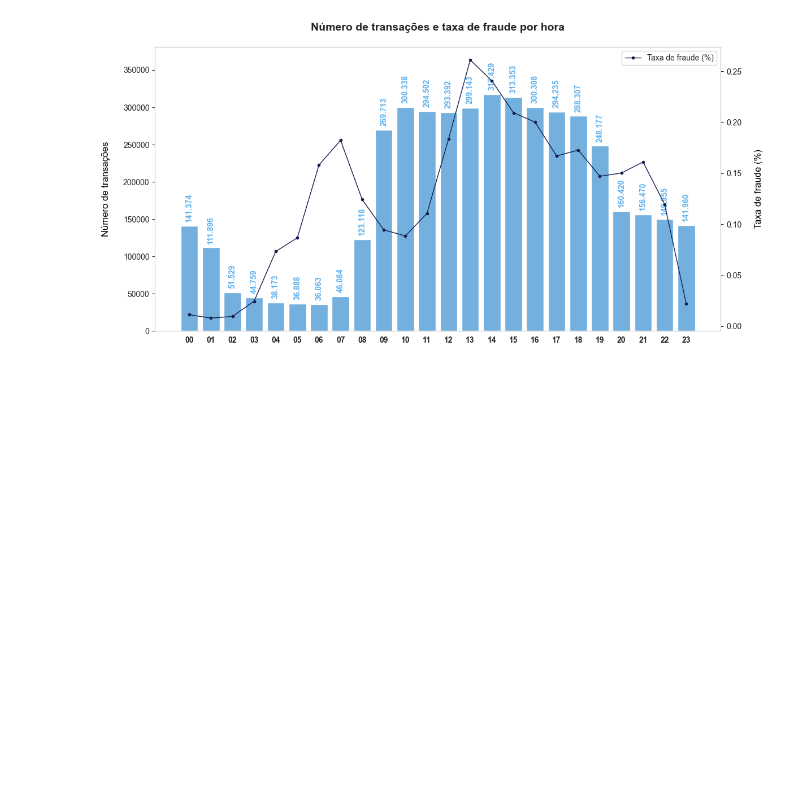
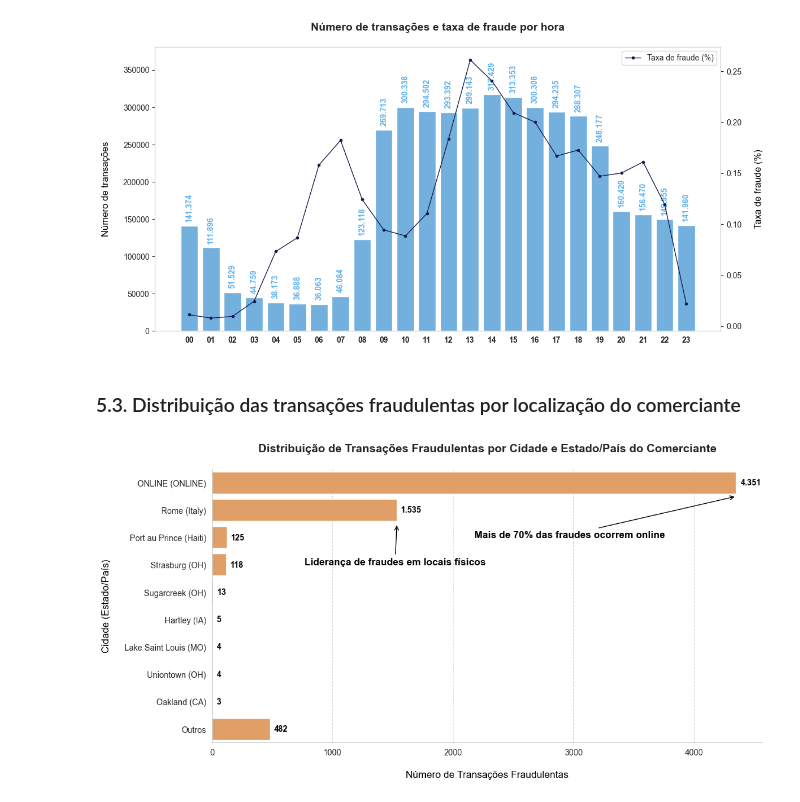
Before and after one commit to emso-exe/Deteccao_de_fraude_em_transacoes_financeiras, a Jupyter notebook: 001_analise_exploratoria.ipynb, the cells around one changed output. Drawn from its saved outputs; the diff is of its cells as text; code cells hidden in the pictures; blank space fills up the shorter version.

```diff
--- a/001_analise_exploratoria.ipynb
+++ b/001_analise_exploratoria.ipynb
@@ -1015,3 +1032,60 @@ plt.grid(False)
 plt.show()
 # %% [output]
 [figure]
+# %% [markdown]
+### 5.3. Distribuição das transações fraudulentas por localização do comerciante
+# %%
+# Filtrando as transações fraudulentas
+df_plot = df_train_val[df_train_val['is_fraud'] == 'Yes']
+
+# Criando uma nova coluna combinando cidade e estado/país
+df_plot['city_state'] = df_plot['merchant_city'] + ' (' + df_plot['merchant_state'] + ')'
+
+# Contagem de transações fraudulentas por cidade/estado
+distribution = df_plot['city_state'].value_counts()
+
+# Selecionando as 9 cidades com mais fraudes e agrupando as demais
+top_cities = distribution.head(9)
+other_cities = distribution.iloc[9:].sum()
+
+# Adicionando categoria "Outros"
+top_cities = pd.concat([top_cities, pd.Series({'Outros': other_cities})])
+
+# Configuração do gráfico
+plt.figure(figsize=(12, 6))
+sns.set_style("whitegrid")
+
+# Criando gráfico de barras horizontais
+ax = sns.barplot(y=top_cities.index, x=top_cities.values, palette=['#f39e53'])
+
+# Adicionando os valores nas barras
+for p in ax.patches:
+    ax.annotate(f'{int(p.get_width()):,}'.replace(',', '.'),
+                (p.get_width(), p.get_y() + p.get_height() / 2),
+                ha='left', va='center', fontsize=10, fontweight='bold',
+                color='black', xytext=(5, 0), textcoords='offset points')
+
+# Destacando insights chave
+ax.annotate('Mais de 70% das fraudes ocorrem online', xy=(top_cities.iloc[0], 0.5),
+            xytext=(top_cities.iloc[0] / 2, 2),
+            arrowprops=dict(facecolor='black', edgecolor='black',arrowstyle='->'),
+            fontsize=12, fontweight='bold', color='black')
+ax.annotate('Liderança de fraudes em locais físicos', xy=(top_cities.iloc[1], 1.5),
+            xytext=(top_cities.iloc[1] / 2, 3),
+            arrowprops=dict(facecolor='black', edgecolor='black',arrowstyle='->'),
+            fontsize=12, fontweight='bold', color='black')
+
+# Títulos e rótulos
+plt.title('Distribuição de Transações Fraudulentas por Cidade e Estado/País do Comerciante\n',
+          fontsize=14, fontweight='bold')
+plt.xlabel('\nNúmero de Transações Fraudulentas', color='black', fontsize=12)
+plt.ylabel('Cidade (Estado/País)\n', color='black', fontsize=12)
+
+# Removendo bordas extras
+sns.despine()
+plt.grid(axis='x', linestyle='--', alpha=0.7)
+
+# Exibir o gráfico
+plt.show()
+# %% [output]
+[figure, added]
```
Also changed, not shown: parts of 16 cells of this notebook.
